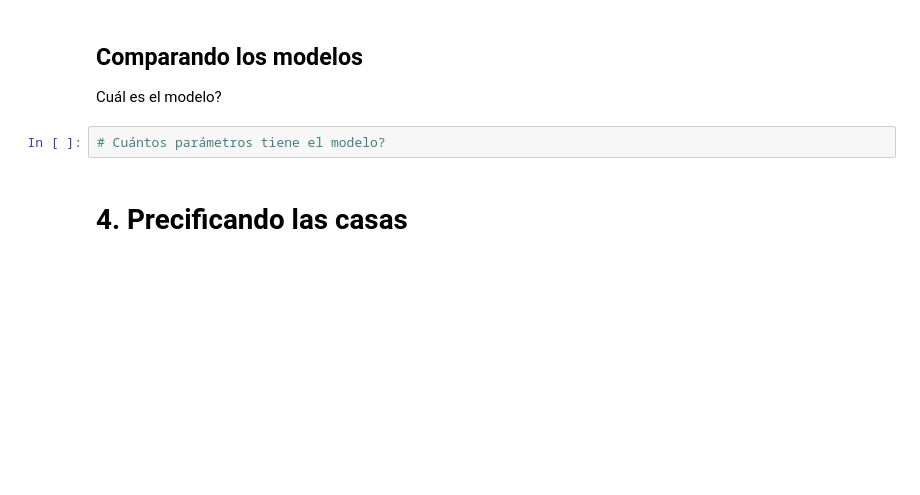
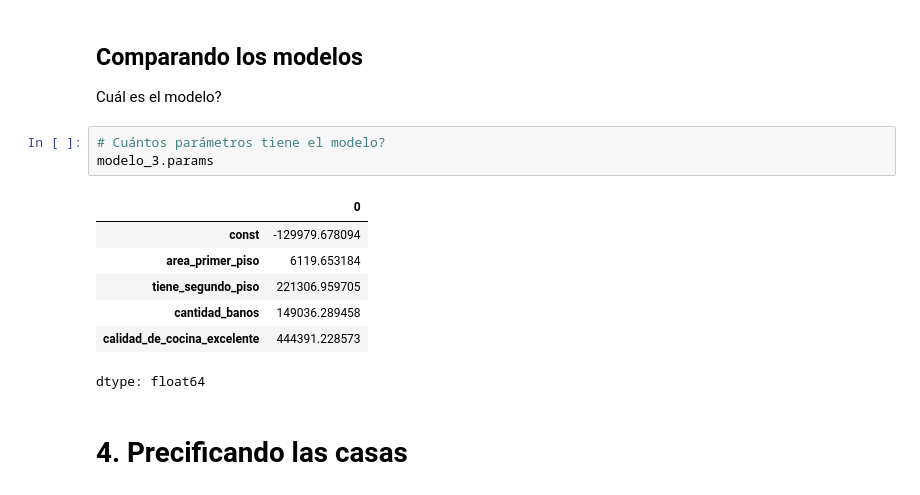
Before and after one commit to germaini/DATA_Desafio_tienda, a Jupyter notebook: precios_de_inmuebles_regresion_lineal.ipynb, the cells around one changed output. Drawn from its saved outputs; the diff is of its cells as text; blank space fills up the shorter version.

```diff
--- a/precios_de_inmuebles_regresion_lineal.ipynb
+++ b/precios_de_inmuebles_regresion_lineal.ipynb
@@ -331,6 +338,15 @@ Notes:
 Cuál es el modelo?
 # %%
 # Cuántos parámetros tiene el modelo?
+modelo_3.params
+# %% [output]
+|  | 0 |
+| const | -129979.678094 |
+| area_primer_piso | 6119.653184 |
+| tiene_segundo_piso | 221306.959705 |
+| cantidad_banos | 149036.289458 |
+| calidad_de_cocina_excelente | 444391.228573 |
+dtype: float64
 # %% [markdown]
 # 4. Precificando las casas
 # %% [markdown]
```
Also changed, not shown: parts of 9 cells of this notebook.
